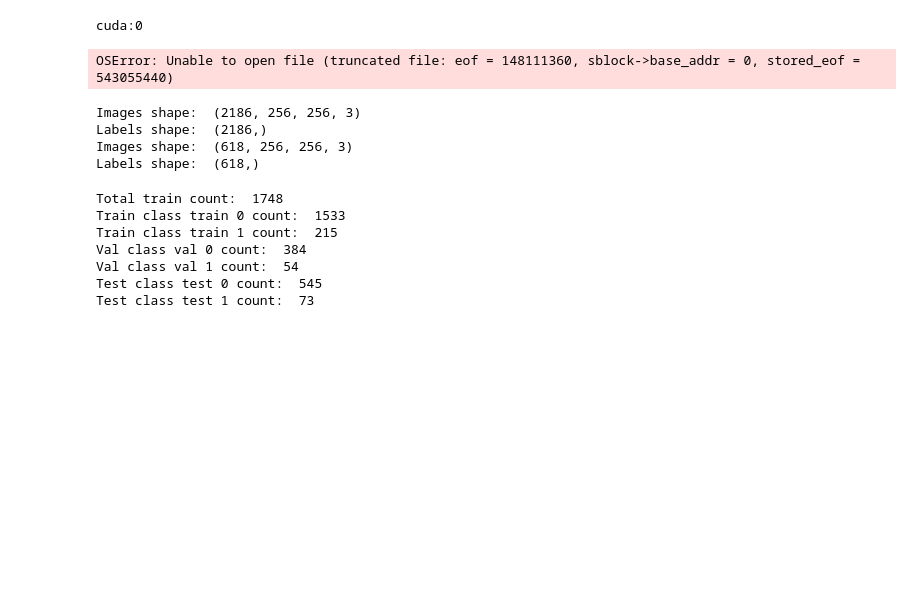
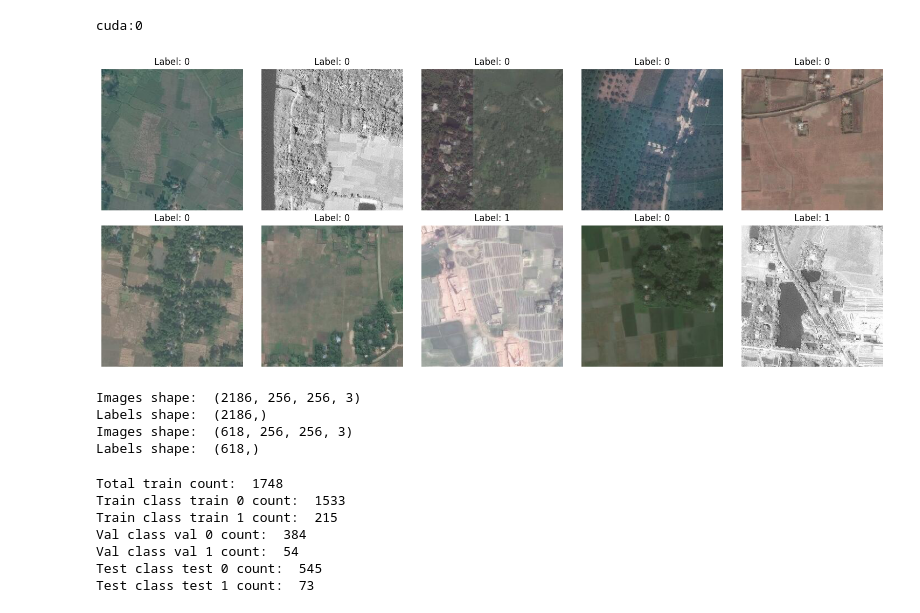
Before and after one commit to rishabh-mondal/AAAI_BK_Paper, a Jupyter notebook: detection_through_torch/compare_model_torch.ipynb, the cells around one changed output. Drawn from its saved outputs; the diff is of its cells as text; code cells hidden in the pictures; blank space fills up the shorter version.

```diff
--- a/detection_through_torch/compare_model_torch.ipynb
+++ b/detection_through_torch/compare_model_torch.ipynb
@@ -24,8 +24,7 @@ test_file_path = '/home/rishabh.mondal/delhi_NCR.h5'
 # %%
-images, labels = load_hdf5_data(test_file_path)
 show_random_images_with_labels(test_file_path, num_images=10)
 # %% [output]
-OSError: Unable to open file (truncated file: eof = 148111360, sblock->base_addr = 0, stored_eof = 543055440)
+[figure, added]
 # %%
 x_train, y_train = load_hdf5_data(train_file_path)
 x_test, y_test = load_hdf5_data(test_file_path)
```
Also changed, not shown: parts of 15 cells of this notebook, 4 other files.
